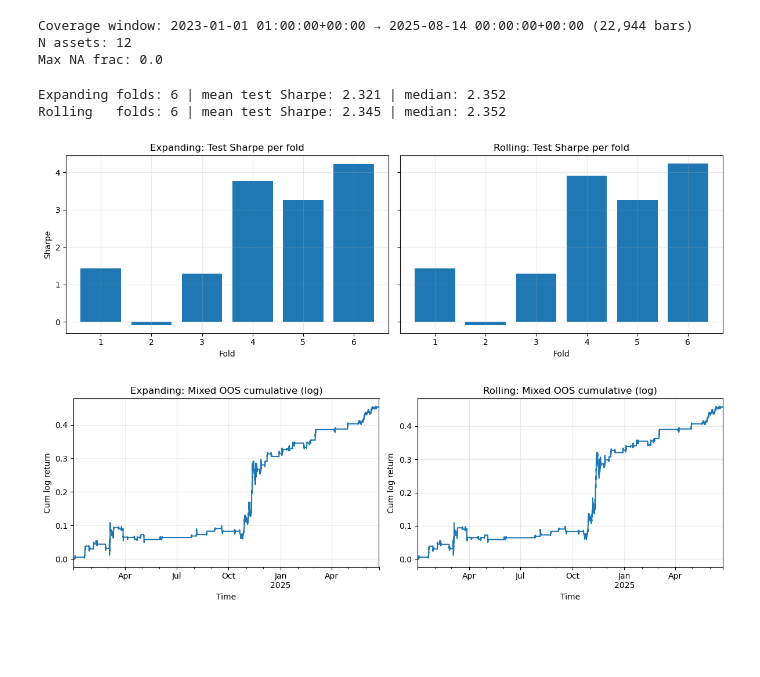
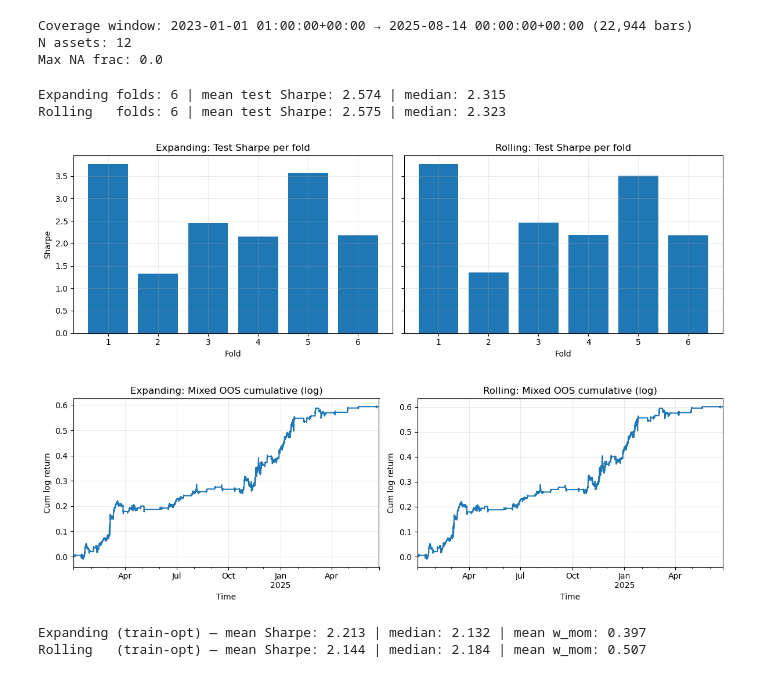
Before and after one commit to ccollins80/crypto-stat-arb, a Jupyter notebook: notebooks/06_mixed_strategy_walk_forward.ipynb, the cells around one changed output. Cells and saved outputs as stored; diff of their text form; code cells hidden in the pictures; blank space fills up the shorter version.

Commit message:
Updated Cross-Sectional Momentum Function and its uses. Added figures for the README.

```diff
--- a/notebooks/06_mixed_strategy_walk_forward.ipynb
+++ b/notebooks/06_mixed_strategy_walk_forward.ipynb
@@ -66,9 +66,9 @@ Max NA frac: 0.0
 # %%
 # --- Strategy params ---
 params_rev = {"k": 4, "band": 2.5, "beta_win": 168, "vol_win": 24}
-params_mom = {"k": 400, "band": 2.5, "beta_win": None, "vol_win": None}
+params_mom = {"k": 500, "band": 2.0, "beta_win": 168, "vol_win": None}
 every_rev = 24
-every_mom = 720
+every_mom = 336
 
 # --- Expanding ---
 exp_df_mix, exp_oos_mix = run_walk_forward_mixed(
@@ -93,35 +93,88 @@ roll_df_mix, roll_oos_mix = run_walk_forward_mixed(
     reversal_func=cs_reversal_weights,   # <-- provide functions
     momentum_func=cs_momentum_weights,   # <--
 )
 
 print(
     "Expanding folds:", len(exp_df_mix),
     "| mean test Sharpe:", round(float(exp_df_mix["test_sharpe"].mean()), 3),
     "| median:", round(float(exp_df_mix["test_sharpe"].median()), 3),
 )
 print(
     "Rolling   folds:", len(roll_df_mix),
     "| mean test Sharpe:", round(float(roll_df_mix["test_sharpe"].mean()), 3),
     "| median:", round(float(roll_df_mix["test_sharpe"].median()), 3),
 )
 
 # --- Plots: per-fold Sharpe + stitched OOS cumulative (log) ---
 fig, ax = plt.subplots(1, 2, figsize=(12,4), sharey=True)
 ax[0].bar(exp_df_mix["fold"], exp_df_mix["test_sharpe"]); ax[0].set_title("Expanding: Test Sharpe per fold")
 ax[0].set_xlabel("Fold"); ax[0].set_ylabel("Sharpe"); ax[0].grid(True, alpha=0.25)
 ax[1].bar(roll_df_mix["fold"], roll_df_mix["test_sharpe"]); ax[1].set_title("Rolling: Test Sharpe per fold")
 ax[1].set_xlabel("Fold"); ax[1].grid(True, alpha=0.25)
 plt.tight_layout(); plt.show()
 
 fig, ax = plt.subplots(1, 2, figsize=(12,4))
 exp_oos_mix.fillna(0).cumsum().plot(ax=ax[0]); ax[0].set_title("Expanding: Mixed OOS cumulative (log)")
 ax[0].set_xlabel("Time"); ax[0].set_ylabel("Cum log return"); ax[0].grid(True, alpha=0.25)
 roll_oos_mix.fillna(0).cumsum().plot(ax=ax[1]); ax[1].set_title("Rolling: Mixed OOS cumulative (log)")
 ax[1].set_xlabel("Time"); ax[1].set_ylabel("Cum log return"); ax[1].grid(True, alpha=0.25)
 plt.tight_layout(); plt.show()
 # %% [output]
-Expanding folds: 6 | mean test Sharpe: 2.321 | median: 2.352
-Rolling   folds: 6 | mean test Sharpe: 2.345 | median: 2.352
+Expanding folds: 6 | mean test Sharpe: 2.574 | median: 2.315
+Rolling   folds: 6 | mean test Sharpe: 2.575 | median: 2.323
-[figure, old version]
+[figure, new version]
-[figure, old version]
+[figure, new version]
+# %%
+# Define benchmark series
+if "bench_ret" not in globals():
+    bench_ret = ret["BTCUSDT"] if "BTCUSDT" in ret.columns else ret.mean(axis=1)
+
+# Grid for optimizing momentum weight on TRAIN each fold
+OPT_GRID = np.linspace(0.0, 1.0, 51)
+
+# Expanding (train-optimized mix)
+exp_df_mix_opt, exp_oos_mix_opt = run_walk_forward_mixed(
+    ret,
+    params_rev, params_mom,
+    every_rev=every_rev, every_mom=every_mom,
+    mix_mode="train_opt",
+    opt_grid=OPT_GRID,
+    train_days=365, test_days=90, mode="expanding",
+    cost_bps=COST_BPS,
+    reversal_func=cs_reversal_weights,
+    momentum_func=cs_momentum_weights,
+)
+
+# Rolling (train-optimized mix)
+roll_df_mix_opt, roll_oos_mix_opt = run_walk_forward_mixed(
+    ret,
+    params_rev, params_mom,
+    every_rev=every_rev, every_mom=every_mom,
+    mix_mode="train_opt",
+    opt_grid=OPT_GRID,
+    train_days=365, test_days=90, mode="rolling",
+    cost_bps=COST_BPS,
+    reversal_func=cs_reversal_weights,
+    momentum_func=cs_momentum_weights,
+)
+
+exp_df_mix, roll_df_mix   = exp_df_mix_opt, roll_df_mix_opt
+exp_oos_mix, roll_oos_mix = exp_oos_mix_opt, roll_oos_mix_opt
+
+# Summary
+print(
+    "Expanding (train-opt) — mean Sharpe:",
+    round(float(exp_df_mix["test_sharpe"].mean()), 3),
+    "| median:", round(float(exp_df_mix["test_sharpe"].median()), 3),
+    "| mean w_mom:", round(float(exp_df_mix["w_mom_mix"].mean()), 3),
+)
+print(
+    "Rolling   (train-opt) — mean Sharpe:",
+    round(float(roll_df_mix["test_sharpe"].mean()), 3),
+    "| median:", round(float(roll_df_mix["test_sharpe"].median()), 3),
+    "| mean w_mom:", round(float(roll_df_mix["w_mom_mix"].mean()), 3),
+)
+# %% [output]
+Expanding (train-opt) — mean Sharpe: 2.213 | median: 2.132 | mean w_mom: 0.397
+Rolling   (train-opt) — mean Sharpe: 2.144 | median: 2.184 | mean w_mom: 0.507
 # %%
```
Also changed, not shown: parts of 7 cells of this notebook, 20 other files.
